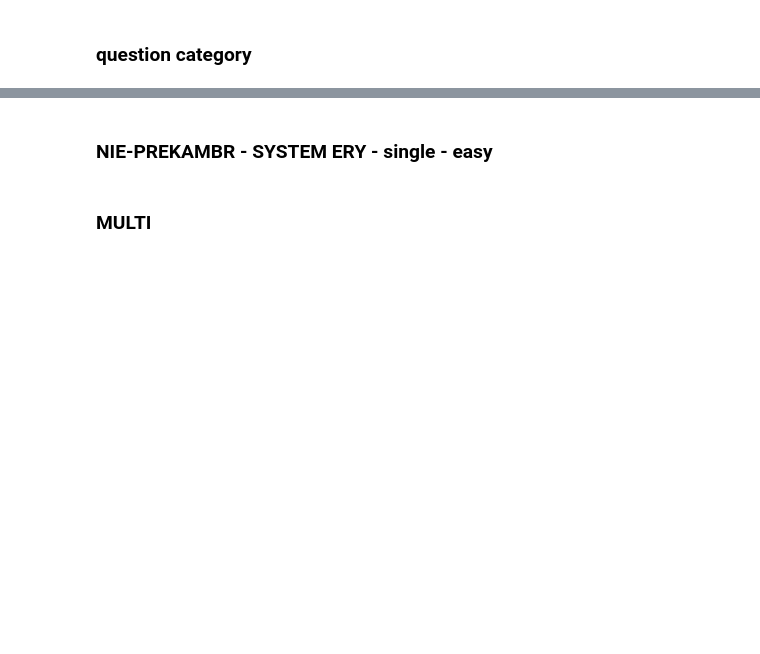
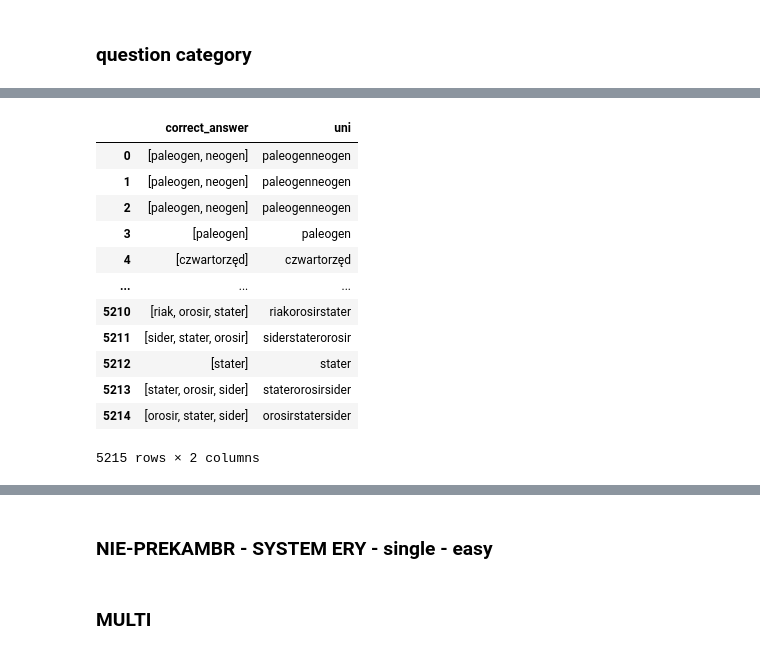
Before and after one commit to wiktorpiela/wucziapping, a Jupyter notebook: backend/question_builder/testing.ipynb, the cells around one changed output, grey strips where cells are left out. Drawn from its saved outputs; the diff is of its cells as text; code cells hidden in the pictures; blank space fills up the shorter version.

```diff
--- a/backend/question_builder/testing.ipynb
+++ b/backend/question_builder/testing.ipynb
@@ -7,6 +8,6 @@ from question_utils import make_db_tables_from_df
 # %%
-data = pd.read_excel(r'outputs/wucziapping_quest.xlsx')
+data = pd.read_parquet(r'outputs/wucziapping_quest.parquet')
 # %% [markdown]
 ### question category
 # %%
-df1, df2, df3 = make_db_tables_from_df(data)
+df1, df2, df3, df4 = make_db_tables_from_df(data)
@@ -44,0 +14,3 @@ data
+# %%
+correct_ans = df1['correct_answer'].to_frame().reset_index(drop=True)
+correct_ans
@@ -44,0 +31,17 @@ data
+# %%
+correct_ans['uni'] = correct_ans['correct_answer'].str.join('')
+correct_ans
+# %% [output]
+|  | correct_answer | uni |
+| 0 | [paleogen, neogen] | paleogenneogen |
+| 1 | [paleogen, neogen] | paleogenneogen |
+| 2 | [paleogen, neogen] | paleogenneogen |
+| 3 | [paleogen] | paleogen |
+| 4 | [czwartorzęd] | czwartorzęd |
+| ... | ... | ... |
+| 5210 | [riak, orosir, stater] | riakorosirstater |
+| 5211 | [sider, stater, orosir] | siderstaterorosir |
+| 5212 | [stater] | stater |
+| 5213 | [stater, orosir, sider] | staterorosirsider |
+| 5214 | [orosir, stater, sider] | orosirstatersider |
+5215 rows × 2 columns
```
Also changed, not shown: parts of 15 cells of this notebook, 1 other file.
